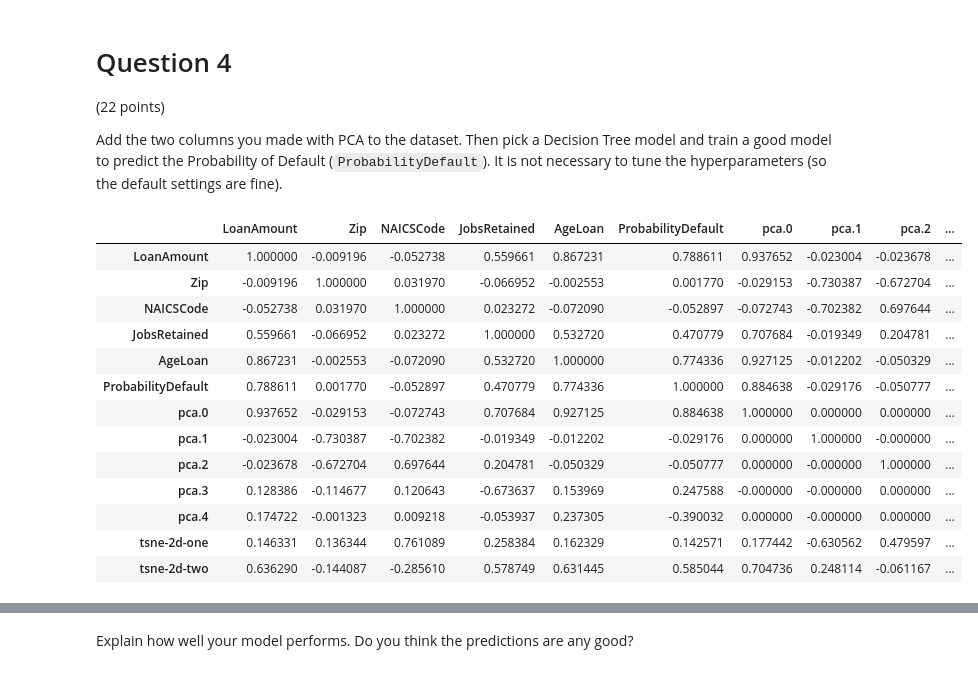
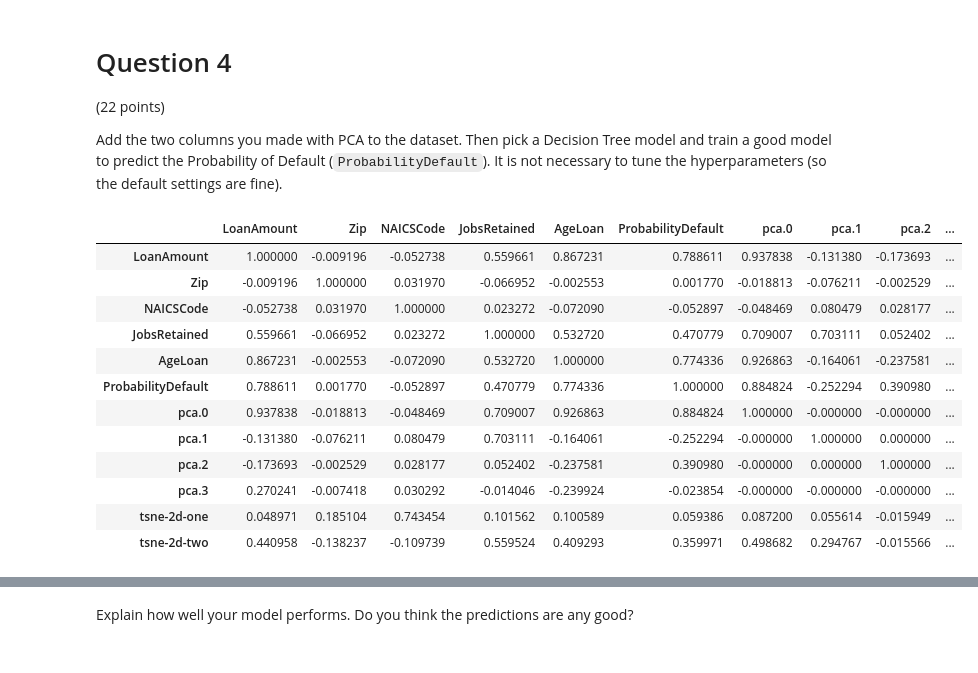
Before and after one commit to Nsmid/Machine-Learning-for-Finance, a Jupyter notebook: assignment2/assignment2_groupXX_2021-version 2.ipynb, the cells around one changed output, grey strips where cells are left out. Cells and saved outputs as stored; diff of their text form; code cells hidden in the pictures.

```diff
--- a/assignment2/assignment2_groupXX_2021-version 2.ipynb
+++ b/assignment2/assignment2_groupXX_2021-version 2.ipynb
@@ -314,0 +316,2 @@ df_features_numstd
+# %%
+df_features_numstd.drop(columns=['ProbabilityDefault'], inplace=True)
@@ -315,6 +320,5 @@ df_features_numstd
 # %%
-# df_features_numstd = df_features_num / df_features_num.std()
-pca = PCA(n_components=5).fit(df_features_numstd)
+pca = PCA(n_components=2).fit(df_features_numstd)
 
 plt.figure(figsize=(9,7))
 plt.bar(range(pca.n_components), pca.explained_variance_ratio_)
@@ -387,6 +343,6 @@ df_features_num1
 This time reduce the dataset to two dimensions with t-SNE and make a clear plot.
 # %%
 tsne = TSNE(n_components=2, random_state=25, n_iter=300)
-tsne_results = tsne.fit_transform(df_features_numstd1)
+tsne_results = tsne.fit_transform(df_features_numstd)
 print(tsne_results)
 # %% [output]
@@ -476,21 +389,20 @@ Add the two columns you made with PCA to the dataset. Then pick a Decision Tree
 # %%
 correlation_matrix = df_features_num1.corr()
 # Setting the style of the matrix
-correlation_matrix.style.background_gradient(cmap='Pastel1_r')
+correlation_matrix.style.background_gradient(cmap='Blues')
 # %% [output]
 |  | LoanAmount | Zip | NAICSCode | JobsRetained | AgeLoan | ProbabilityDefault | pca.0 | pca.1 | pca.2 | ... |
-| LoanAmount | 1.000000 | -0.009196 | -0.052738 | 0.559661 | 0.867231 | 0.788611 | 0.937652 | -0.023004 | -0.023678 | ... |
-| Zip | -0.009196 | 1.000000 | 0.031970 | -0.066952 | -0.002553 | 0.001770 | -0.029153 | -0.730387 | -0.672704 | ... |
-| NAICSCode | -0.052738 | 0.031970 | 1.000000 | 0.023272 | -0.072090 | -0.052897 | -0.072743 | -0.702382 | 0.697644 | ... |
-| JobsRetained | 0.559661 | -0.066952 | 0.023272 | 1.000000 | 0.532720 | 0.470779 | 0.707684 | -0.019349 | 0.204781 | ... |
-| AgeLoan | 0.867231 | -0.002553 | -0.072090 | 0.532720 | 1.000000 | 0.774336 | 0.927125 | -0.012202 | -0.050329 | ... |
-| ProbabilityDefault | 0.788611 | 0.001770 | -0.052897 | 0.470779 | 0.774336 | 1.000000 | 0.884638 | -0.029176 | -0.050777 | ... |
-| pca.0 | 0.937652 | -0.029153 | -0.072743 | 0.707684 | 0.927125 | 0.884638 | 1.000000 | 0.000000 | 0.000000 | ... |
-| pca.1 | -0.023004 | -0.730387 | -0.702382 | -0.019349 | -0.012202 | -0.029176 | 0.000000 | 1.000000 | -0.000000 | ... |
-| pca.2 | -0.023678 | -0.672704 | 0.697644 | 0.204781 | -0.050329 | -0.050777 | 0.000000 | -0.000000 | 1.000000 | ... |
-| pca.3 | 0.128386 | -0.114677 | 0.120643 | -0.673637 | 0.153969 | 0.247588 | -0.000000 | -0.000000 | 0.000000 | ... |
-| pca.4 | 0.174722 | -0.001323 | 0.009218 | -0.053937 | 0.237305 | -0.390032 | 0.000000 | -0.000000 | 0.000000 | ... |
-| tsne-2d-one | 0.146331 | 0.136344 | 0.761089 | 0.258384 | 0.162329 | 0.142571 | 0.177442 | -0.630562 | 0.479597 | ... |
-| tsne-2d-two | 0.636290 | -0.144087 | -0.285610 | 0.578749 | 0.631445 | 0.585044 | 0.704736 | 0.248114 | -0.061167 | ... |
+| LoanAmount | 1.000000 | -0.009196 | -0.052738 | 0.559661 | 0.867231 | 0.788611 | 0.937838 | -0.131380 | -0.173693 | ... |
+| Zip | -0.009196 | 1.000000 | 0.031970 | -0.066952 | -0.002553 | 0.001770 | -0.018813 | -0.076211 | -0.002529 | ... |
+| NAICSCode | -0.052738 | 0.031970 | 1.000000 | 0.023272 | -0.072090 | -0.052897 | -0.048469 | 0.080479 | 0.028177 | ... |
+| JobsRetained | 0.559661 | -0.066952 | 0.023272 | 1.000000 | 0.532720 | 0.470779 | 0.709007 | 0.703111 | 0.052402 | ... |
+| AgeLoan | 0.867231 | -0.002553 | -0.072090 | 0.532720 | 1.000000 | 0.774336 | 0.926863 | -0.164061 | -0.237581 | ... |
+| ProbabilityDefault | 0.788611 | 0.001770 | -0.052897 | 0.470779 | 0.774336 | 1.000000 | 0.884824 | -0.252294 | 0.390980 | ... |
+| pca.0 | 0.937838 | -0.018813 | -0.048469 | 0.709007 | 0.926863 | 0.884824 | 1.000000 | -0.000000 | -0.000000 | ... |
+| pca.1 | -0.131380 | -0.076211 | 0.080479 | 0.703111 | -0.164061 | -0.252294 | -0.000000 | 1.000000 | 0.000000 | ... |
+| pca.2 | -0.173693 | -0.002529 | 0.028177 | 0.052402 | -0.237581 | 0.390980 | -0.000000 | 0.000000 | 1.000000 | ... |
+| pca.3 | 0.270241 | -0.007418 | 0.030292 | -0.014046 | -0.239924 | -0.023854 | -0.000000 | -0.000000 | -0.000000 | ... |
+| tsne-2d-one | 0.048971 | 0.185104 | 0.743454 | 0.101562 | 0.100589 | 0.059386 | 0.087200 | 0.055614 | -0.015949 | ... |
+| tsne-2d-two | 0.440958 | -0.138237 | -0.109739 | 0.559524 | 0.409293 | 0.359971 | 0.498682 | 0.294767 | -0.015566 | ... |
 # %%
 ## Your answer
```
Also changed, not shown: parts of 33 cells of this notebook.
